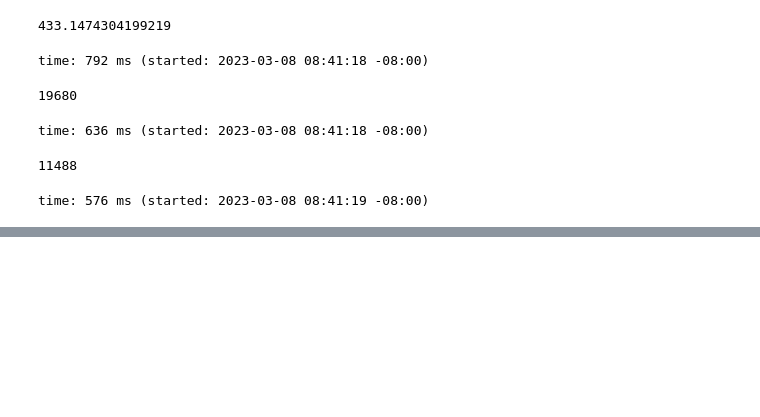
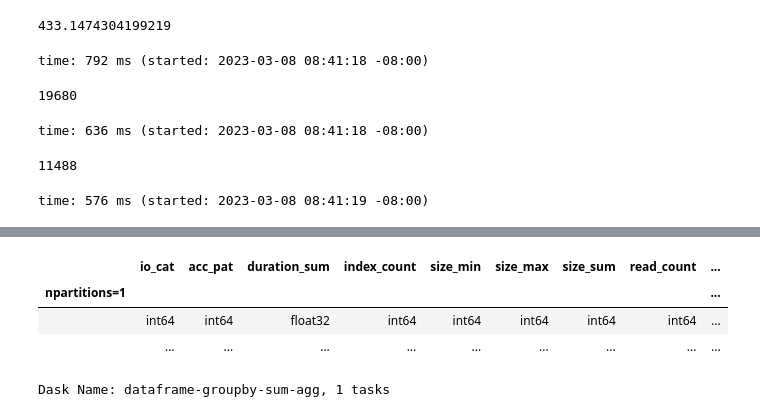
Before and after one commit to izzet/wisio, a Jupyter notebook: notebooks/playground-montage-pegasus.ipynb, the cells around one changed output, grey strips where cells are left out. Drawn from its saved outputs; the diff is of its cells as text; code cells hidden in the pictures; blank space fills up the shorter version.

```diff
--- a/notebooks/playground-montage-pegasus.ipynb
+++ b/notebooks/playground-montage-pegasus.ipynb
@@ -132,3 +200,3 @@ time: 12.3 ms (started: 2023-03-08 08:41:30 -08:00)
 # %%
-VIEW_TYPES = ['trange', 'file_id', 'proc_id']
+VIEW_TYPES = ['trange', 'file_name', 'proc_name']
 # %% [output]
@@ -222,7 +301,6 @@ main_view['read_time'] = main_view['read_time'].mask(main_view['io_cat'] == 1, m
 main_view['write_time'] = main_view['write_time'].mask(main_view['io_cat'] == 2,  main_view['duration_sum'])
 main_view['metadata_time'] = main_view['metadata_time'].mask(main_view['io_cat'] == 3,  main_view['duration_sum'])
 
-
 main_view['sequential_count'] = 0
 main_view['random_count'] = 0
 main_view['sequential_count'] = main_view['sequential_count'].mask(main_view['acc_pat'] == 0, main_view['index_count'])
@@ -240,44 +318,33 @@ main_view['random_time'] = main_view['random_time'].mask(main_view['acc_pat'] ==
 
 
 main_view['data_count'] = main_view['write_count'] + main_view['read_count']
-#main_view['metadata_count'] = main_view['metadata_count']
 main_view['data_size'] = main_view['write_size'] + main_view['read_size']
 main_view['data_time'] = main_view['write_time'] + main_view['read_time']
+
+main_view['open_time'] = 0
+main_view['close_time'] = 0
+main_view['seek_time'] = 0
+main_view['stat_time'] = 0
+main_view['open_time'] = main_view['open_time'].mask(main_view['func_id'].str.contains('open') & ~main_view['func_id'].str.contains('dir'),  main_view['duration_sum'])
+main_view['close_time'] = main_view['close_time'].mask(main_view['func_id'].str.contains('close') & ~main_view['func_id'].str.contains('dir'),  main_view['duration_sum'])
+main_view['seek_time'] = main_view['seek_time'].mask(main_view['func_id'].str.contains('seek'),  main_view['duration_sum'])
+main_view['stat_time'] = main_view['stat_time'].mask(main_view['func_id'].str.contains('stat'),  main_view['duration_sum'])
 
 # main_view['workload_type'] = 0
 # main_view['workload_type'] = main_view['workload_type'].mask(main_view['read_count'] == 0, 3)
 # main_view['workload_type'] = main_view['workload_type'].mask(main_view['write_count'] == 0, 1)
 
+# agg_dict = {col: sum for col in main_view.columns}
+# agg_dict['file_name_first'] = 'first'
+# agg_dict['proc_name_first'] = 'first'
+# agg_dict['func_id_unique_flatten'] = unique_flatten()
+# for view_type in VIEW_TYPES:
+#     agg_dict.pop(view_type)
 
 final_view = main_view \
-    .groupby(['trange', 'file_id', 'proc_id']) \
-    .agg({
-        'duration_sum': sum,
-        'index_count': sum,
-        'size_sum': sum,
-        'read_count': sum,
-        'write_count': sum,
-        'metadata_count': sum,
-        'read_size': sum,
-        'write_size': sum,
-        'metadata_size': sum,
-        'read_time': sum,
-        'write_time': sum,
-        'metadata_time': sum,
-        'sequential_count': sum,
-        'random_count': sum,
-        'sequential_size': sum,
-        'random_size': sum,
-        'sequential_time': sum,
-        'random_time': sum,
-        'data_count': sum,
-        'data_size': sum,
-        'data_time': sum,
-#         'workload_type': sum,
-        'size_min': min,
-        'size_max': max,
-        'file_name_first': 'first',
-        'proc_name_first': 'first'
-    }) \
+    .groupby(VIEW_TYPES) \
+    .sum() \
     .persist()
+
+final_view
 # %% [output]
@@ -284,0 +352,5 @@ time: 332 ms (started: 2023-03-08 08:41:38 -08:00)
+|  | io_cat | acc_pat | duration_sum | index_count | size_min | size_max | size_sum | read_count | ... |
+| npartitions=1 |  |  |  |  |  |  |  |  | ... |
+|  | int64 | int64 | float32 | int64 | int64 | int64 | int64 | int64 | ... |
+|  | ... | ... | ... | ... | ... | ... | ... | ... | ... |
+Dask Name: dataframe-groupby-sum-agg, 1 tasks
```
Also changed, not shown: parts of 47 cells of this notebook, 6 other files.
